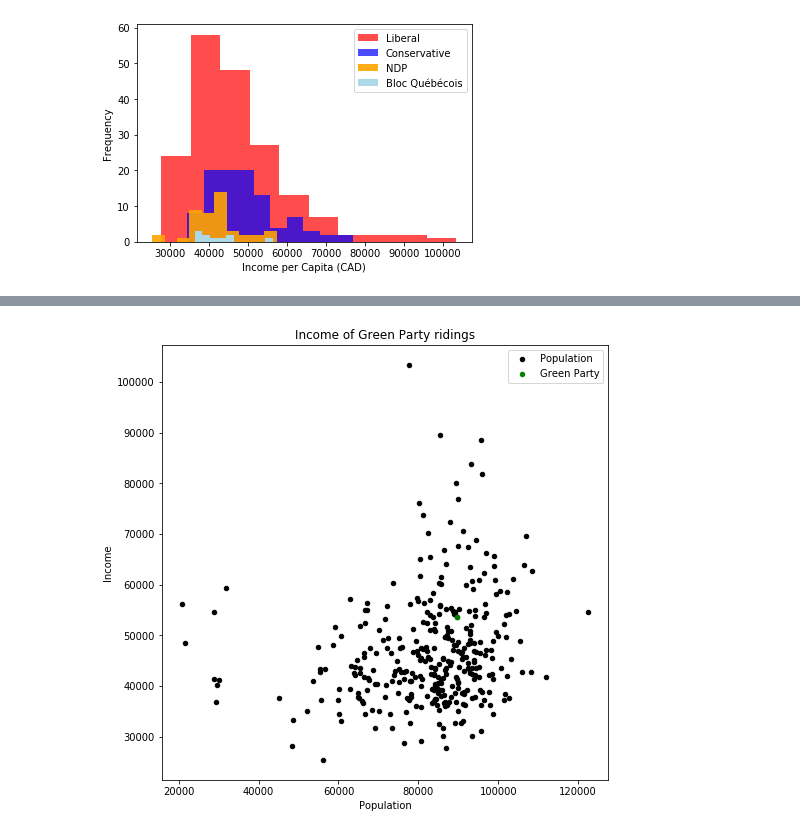
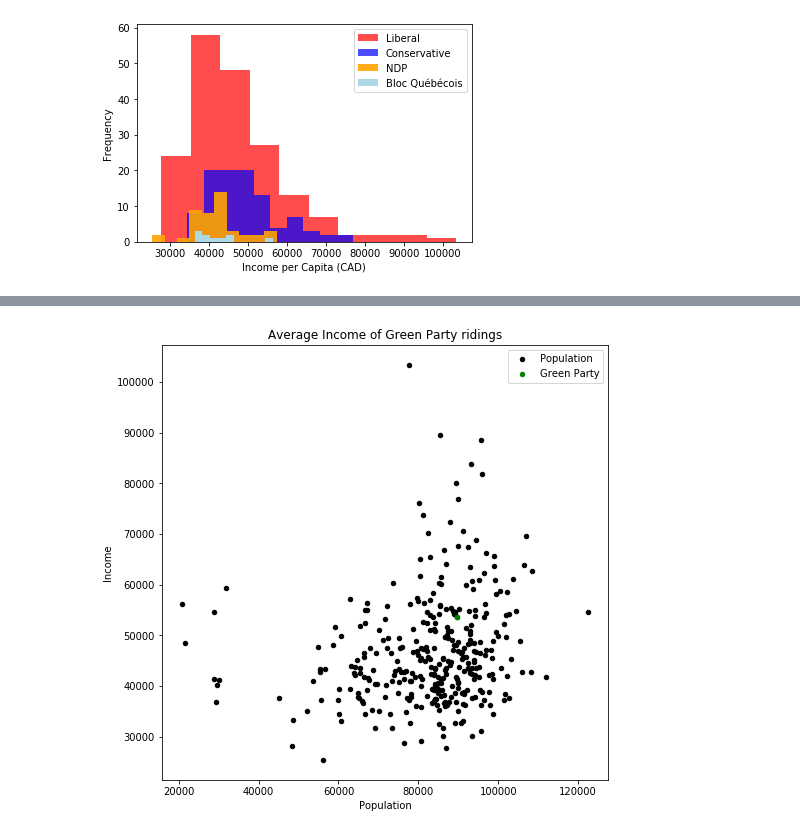
Before and after one commit to bsmirnov12/ABDS-Project-1, a Jupyter notebook: plots.ipynb, the cells around one changed output, grey strips where cells are left out. Cells and saved outputs as stored; diff of their text form; code cells hidden in the pictures.

```diff
--- a/plots.ipynb
+++ b/plots.ipynb
@@ -208,16 +210,16 @@ plt.show()
 # %%
 ax2=gender_votes_df.plot(kind='scatter', x='total population', y='income per capita', label='Population', color='black', grid=True, figsize=(8,8),
-              title=f'Income of Green Party ridings')
+              title=f'Average Income of Green Party ridings')
 
 
 green_df.plot(kind='scatter', x='total population', y='income per capita',
         color='green', label='Green Party', ax=ax2)
 
 plt.savefig("./plots_img/green.png", transparent=True)
 plt.xlabel("Population")
 plt.ylabel("Income")
 plt.show()
 # %% [output]
-[figure, old version]
+[figure, new version]
 # %%
 ax3=gender_votes_df.plot(kind='scatter', x='total population', y='income per capita', label='Population', color='black', grid=True, figsize=(8,8),
```
Also changed, not shown: parts of 7 cells of this notebook, 9 other files.
